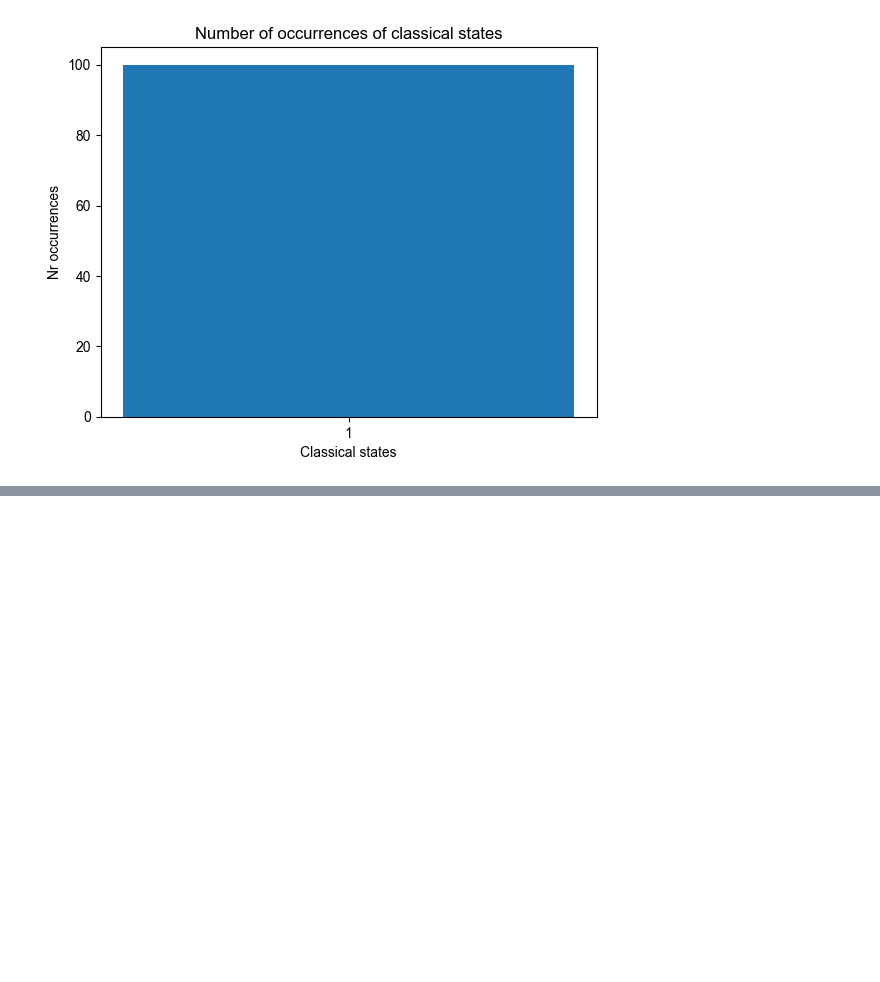
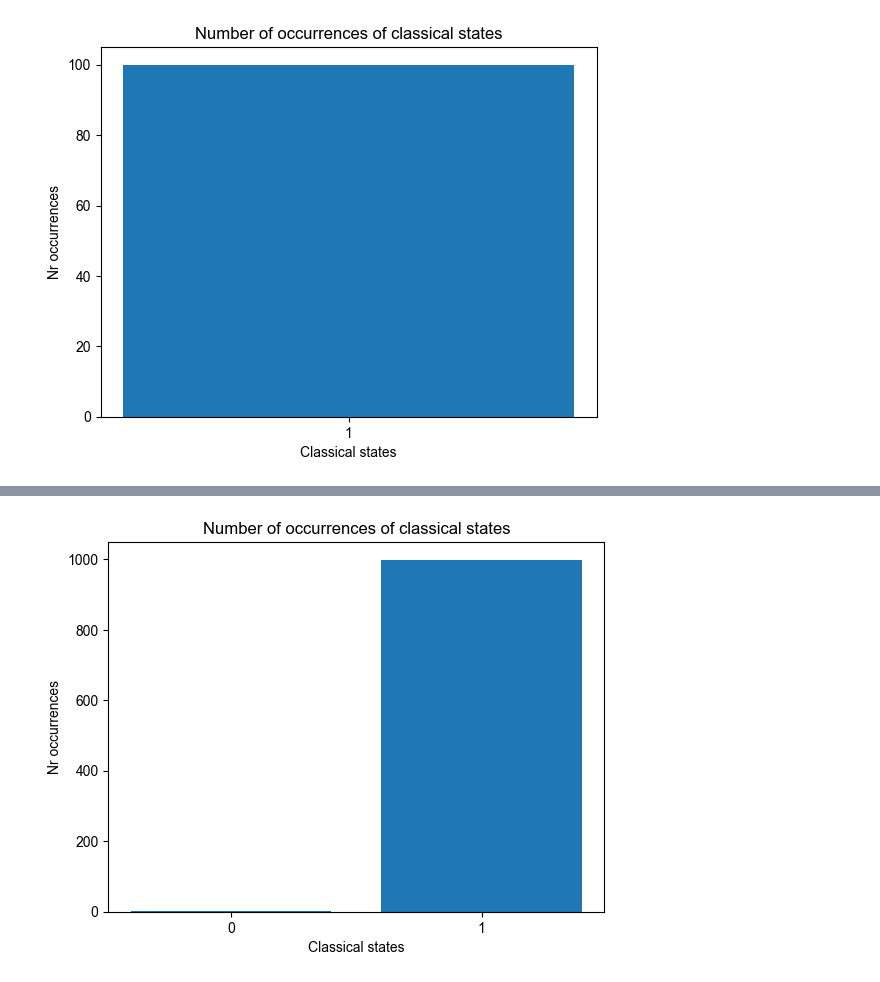
Before and after one commit to Mitch36/QuantumSim-QEC, a Jupyter notebook: QuantumSimSurfaceCodes.ipynb, the cells around one changed output, grey strips where cells are left out. Saved outputs shown, nothing was run; the diff lists cells and outputs as text; code cells hidden in the pictures; blank space fills up the shorter version.

```diff
--- a/QuantumSimSurfaceCodes.ipynb
+++ b/QuantumSimSurfaceCodes.ipynb
@@ -154,0 +159,23 @@ Logical error when deciding bit flip recovery option
+# %%
+from quantumsim import Circuit, QuantumUtil
+
+cr = Circuit(1, 1, True)
+# cr.hadamard(0)
+# cr.noisy_pauli_x(0, 0.1)
+# cr.hadamard(0)
+
+# cr.noisy_pauli_z(0, 0.1)
+
+cr.noisy_hadamard(0, 0.001)
+cr.pauli_z(0)
+cr.noisy_hadamard(0, 0.001)
+# Pauli z
+
+cr.measurement(0, 0)
+
+# cr.print_gates_and_descriptions()
+
+result = QuantumUtil.measure_circuit_bit_register(cr, 1000)
+QuantumUtil.histogram_of_classical_states(result)
+# %% [output]
+[figure, added]
```
Also changed, not shown: parts of 4 cells of this notebook, 2 other files.
